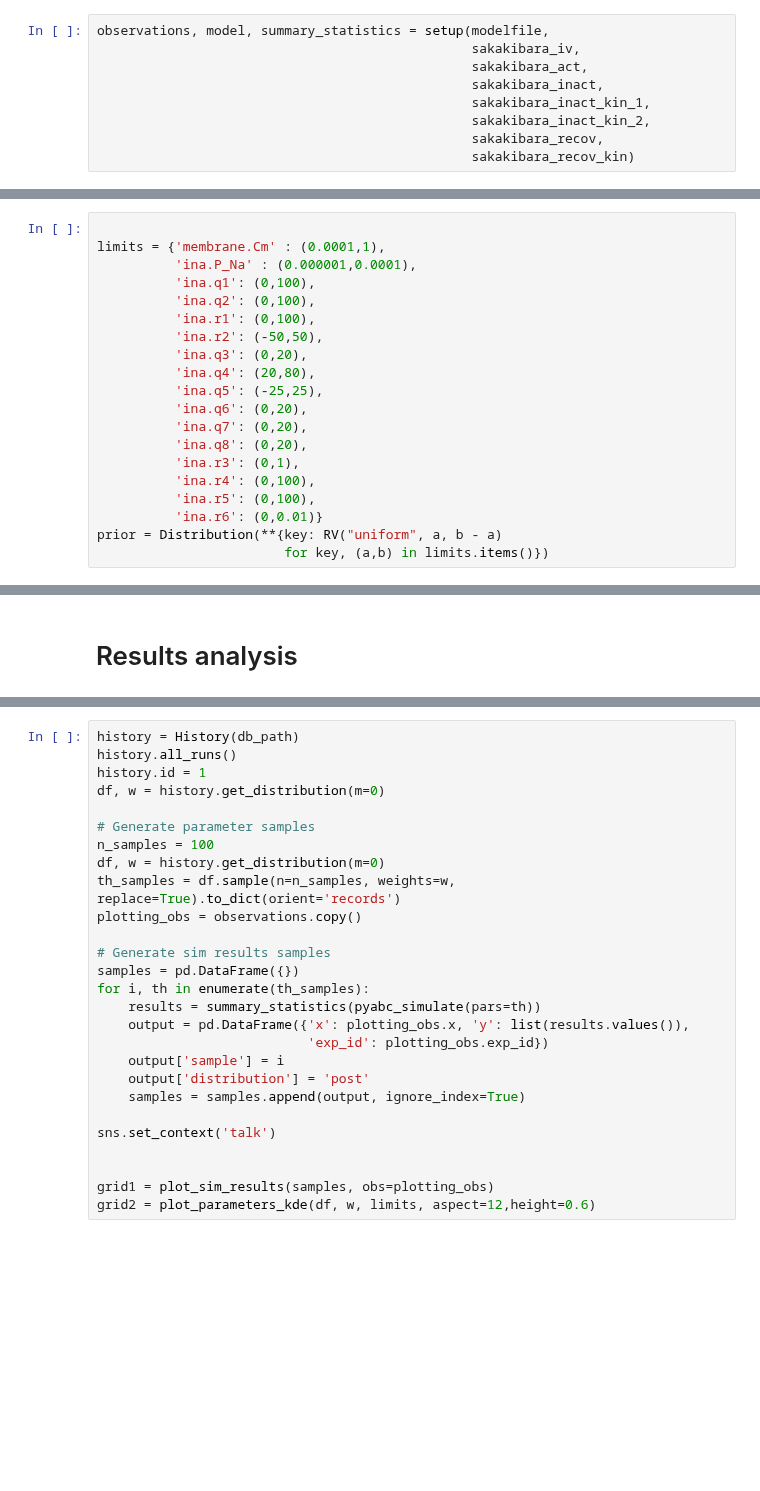
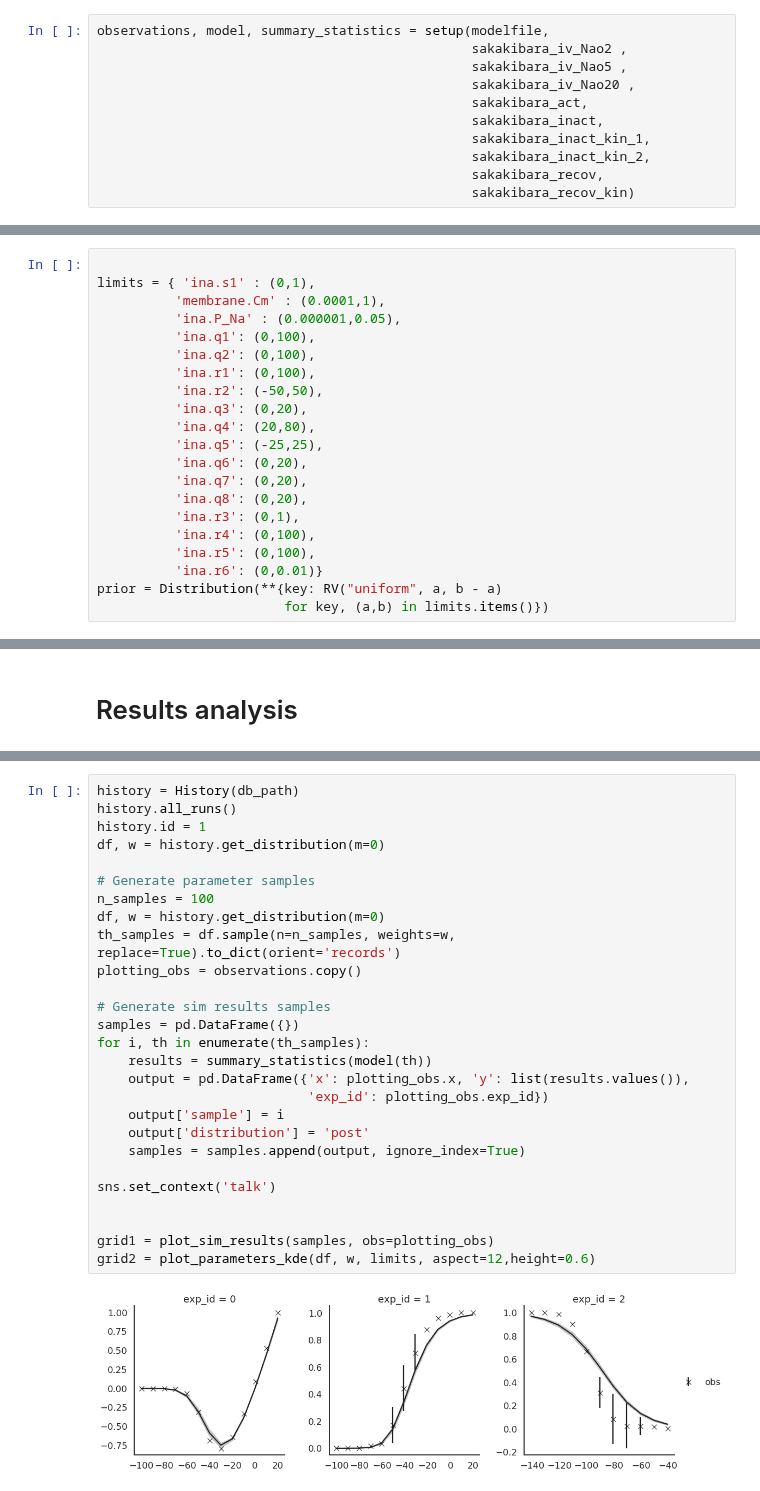
Before and after one commit to charleshouston/ion-channel-ABC, a Jupyter notebook: docs/examples/Nygren/Nygren_ina_testing.ipynb, the cells around one changed output, grey strips where cells are left out. Cells and saved outputs as stored; diff of their text form; blank space fills up the shorter version.

```diff
--- a/docs/examples/Nygren/Nygren_ina_testing.ipynb
+++ b/docs/examples/Nygren/Nygren_ina_testing.ipynb
@@ -33,7 +32,9 @@ WARNING:myokit._config:Sundials version not set in myokit.ini. Continuing with d
 modelfile = 'models/nygren_Na.mmt'
 # %%
 observations, model, summary_statistics = setup(modelfile,
-                                                sakakibara_iv,
+                                                sakakibara_iv_Nao2 ,
+                                                sakakibara_iv_Nao5 ,
+                                                sakakibara_iv_Nao20 ,
                                                 sakakibara_act,
                                                 sakakibara_inact,
                                                 sakakibara_inact_kin_1,
@@ -51,8 +47,9 @@ ValueError: Could not interpret input 'x'
 ## Set limits and generate uniform initial priors
 # %%
 
-limits = {'membrane.Cm' : (0.0001,1),
-          'ina.P_Na' : (0.000001,0.0001),
+limits = { 'ina.s1' : (0,1),
+          'membrane.Cm' : (0.0001,1),
+          'ina.P_Na' : (0.000001,0.05),
           'ina.q1': (0,100),
           'ina.q2': (0,100),
           'ina.r1': (0,100),
@@ -140,27 +132,29 @@ KeyboardInterrupt
 # %%
 history = History(db_path)
 history.all_runs()
 history.id = 1
 df, w = history.get_distribution(m=0)
 
 # Generate parameter samples
 n_samples = 100
 df, w = history.get_distribution(m=0)
 th_samples = df.sample(n=n_samples, weights=w, replace=True).to_dict(orient='records')
 plotting_obs = observations.copy()
 
 # Generate sim results samples
 samples = pd.DataFrame({})
 for i, th in enumerate(th_samples):
-    results = summary_statistics(pyabc_simulate(pars=th))
+    results = summary_statistics(model(th))
     output = pd.DataFrame({'x': plotting_obs.x, 'y': list(results.values()),
                            'exp_id': plotting_obs.exp_id})
     output['sample'] = i
     output['distribution'] = 'post'
     samples = samples.append(output, ignore_index=True)
 
 sns.set_context('talk')
 
 
 grid1 = plot_sim_results(samples, obs=plotting_obs)
 grid2 = plot_parameters_kde(df, w, limits, aspect=12,height=0.6)
+# %% [output]
+[figure, added]
```
Also changed, not shown: parts of 10 cells of this notebook, 16 other files.
